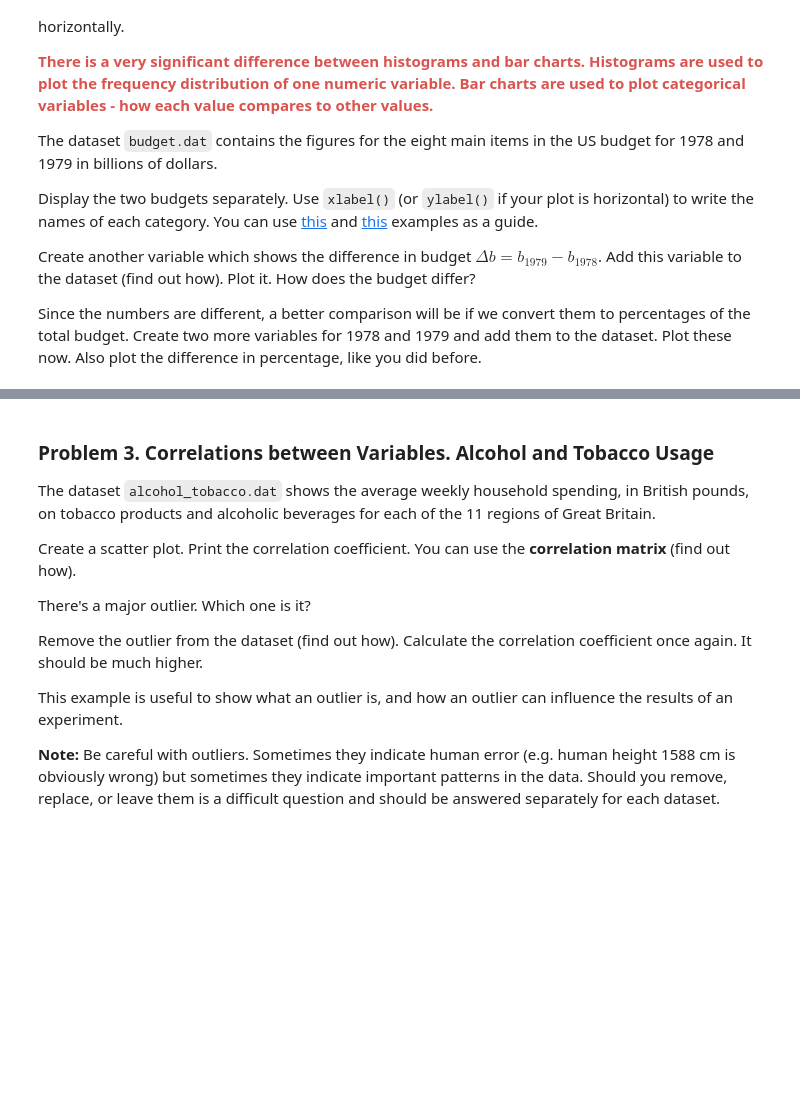
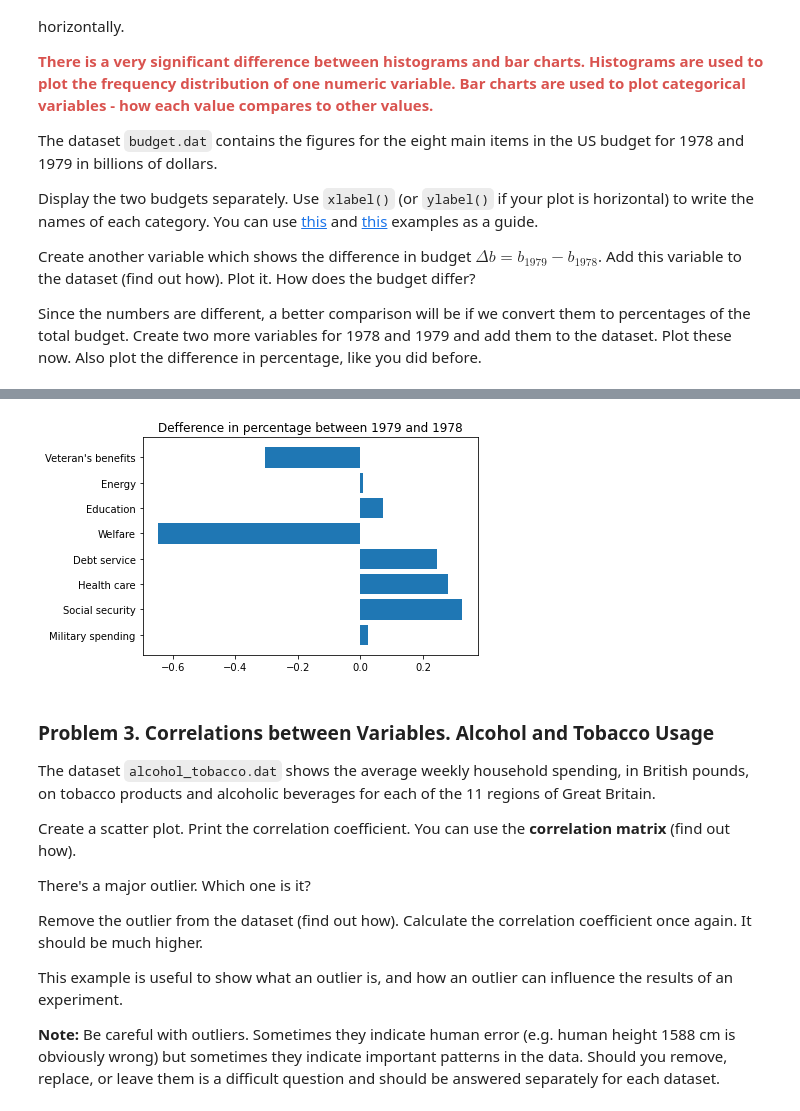
Before and after one commit to petardmnv/Math-Concepts-for-Developers, a Jupyter notebook: 12. Statistics-Exercise/Statistics Exercise.ipynb, the cells around one changed output, grey strips where cells are left out. Cells and saved outputs as stored; diff of their text form; code cells hidden in the pictures; blank space fills up the shorter version.

```diff
--- a/12. Statistics-Exercise/Statistics Exercise.ipynb
+++ b/12. Statistics-Exercise/Statistics Exercise.ipynb
@@ -120,3 +195,10 @@ Since the numbers are different, a better comparison will be if we convert them
+# %%
+plt.barh(budget['Category'], (budget['%1979%'] - budget['%1978%']))
+
+plt.title("Defference in percentage between 1979 and 1978")
+plt.show()
+# %% [output]
+[figure, added]
 # %% [markdown]
 ### Problem 3. Correlations between Variables. Alcohol and Tobacco Usage
 The dataset `alcohol_tobacco.dat` shows the average weekly household spending, in British pounds, on tobacco products and alcoholic beverages for each of the 11 regions of Great Britain.
```
Also changed, not shown: parts of 8 cells of this notebook.
